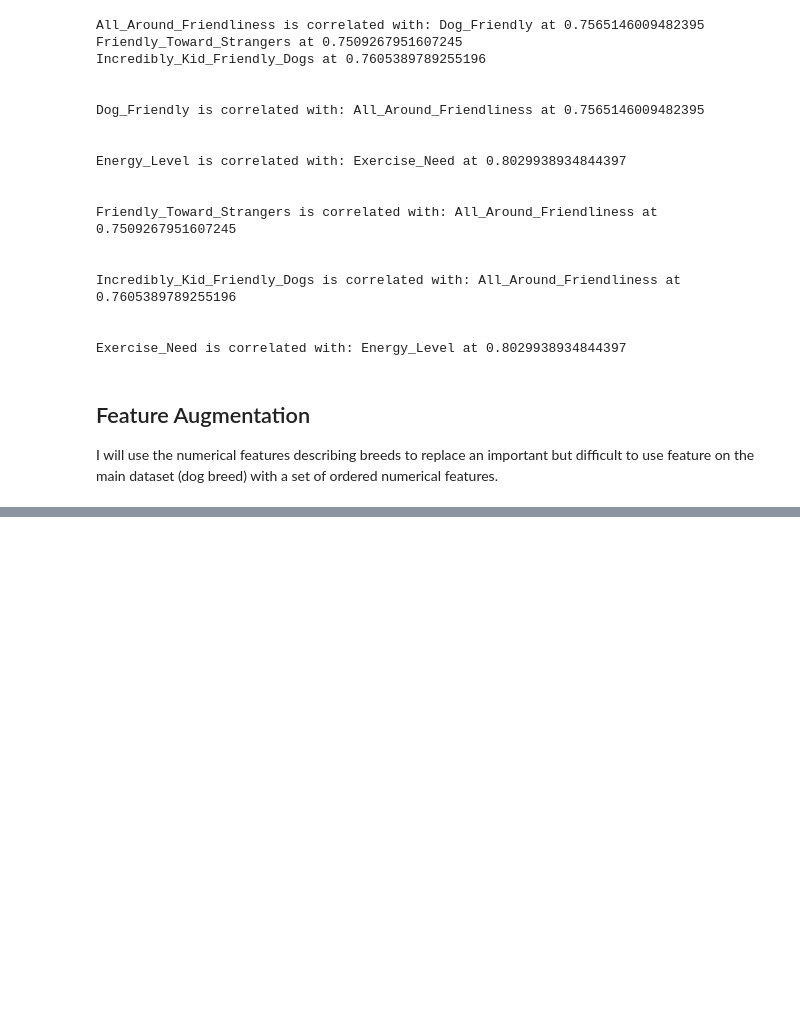
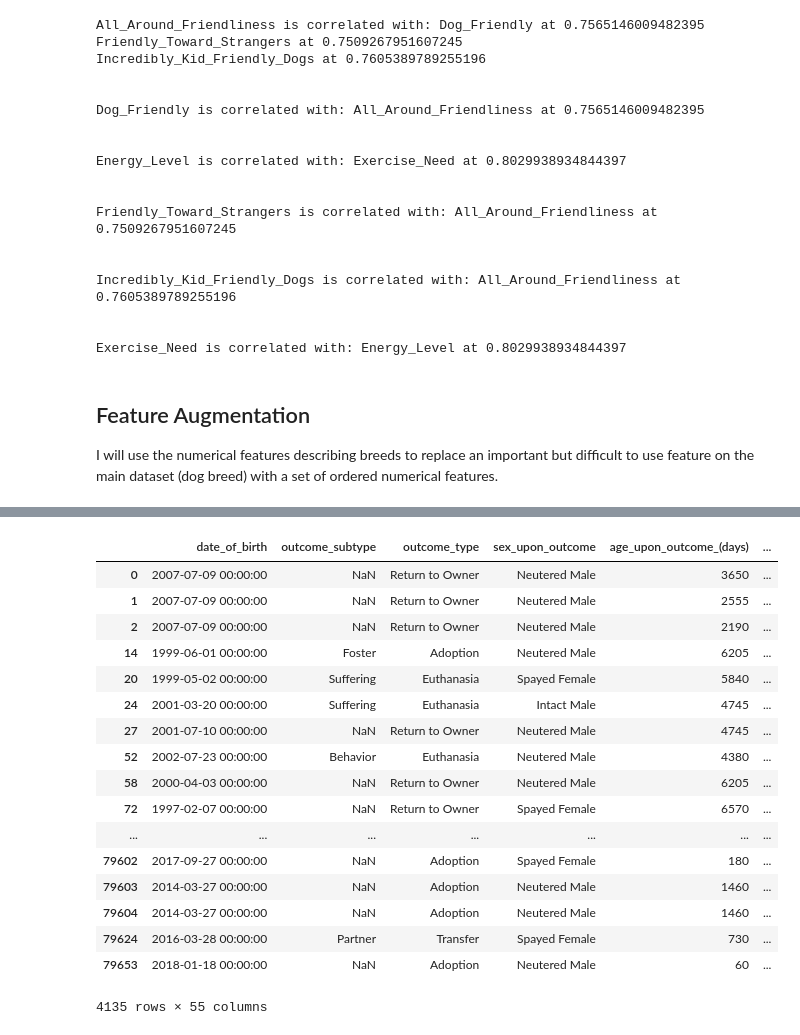
Before and after one commit to chrisoyer/supervised_learning_capstone, a Jupyter notebook: dog_adoption_SL_capstone.ipynb, the cells around one changed output, grey strips where cells are left out. Cells and saved outputs as stored; diff of their text form; code cells hidden in the pictures; blank space fills up the shorter version.

```diff
--- a/dog_adoption_SL_capstone.ipynb
+++ b/dog_adoption_SL_capstone.ipynb
@@ -239,0 +325,7 @@ I will use the numerical features describing breeds to replace an important but
+# %%
+# get breed names x & y for x y mix
+shelter_inout_df[["breed", "breed2"]] = shelter_inout_df.breed.str.split(pat="/", expand=True, n=1)
+# %%
+# run again after replacing names
+shelter_inout_df.breed = shelter_inout_df.breed.str.strip()
+shelter_inout_df.breed2 = shelter_inout_df.breed2.str.strip()
@@ -239,0 +335,9 @@ I will use the numerical features describing breeds to replace an important but
+# %%
+#lets find which breed names exist in shelter info but not breed info df, and add add fixes to the feature above
+dog_descr_df.index.names = ['breed']
+shelter_dog_list_df = pd.DataFrame(pd.concat([shelter_inout_df.breed, shelter_inout_df.breed2], axis=0) \
+                                   ).rename(columns={0:"breed"})
+shelter_only_breeds_df = pd.merge(left=shelter_dog_list_df, right=dog_descr_df, left_on='breed', right_on="breed", indicator=True,
+                                  how='outer')
+shelter_only_breeds_df = shelter_only_breeds_df[shelter_only_breeds_df._merge == 'left_only']
+shelter_only_breeds_df["breed"].value_counts().sort_values(ascending=False)
@@ -239,0 +362,25 @@ I will use the numerical features describing breeds to replace an important but
+# %%
+pd.set_option('display.max_columns', 500)
+# %%
+#merge dataframes on cleaned breed colombs
+shelter_inout_wbreeds_df = pd.merge(left=shelter_inout_df, right=dog_descr_df, left_on="breed", right_index=True, how='left')
+shelter_inout_wbreeds_df[shelter_inout_wbreeds_df.Prey_Drive.isna()]
+# %% [output]
+|  | date_of_birth | outcome_subtype | outcome_type | sex_upon_outcome | age_upon_outcome_(days) | ... |
+| 0 | 2007-07-09 00:00:00 | NaN | Return to Owner | Neutered Male | 3650 | ... |
+| 1 | 2007-07-09 00:00:00 | NaN | Return to Owner | Neutered Male | 2555 | ... |
+| 2 | 2007-07-09 00:00:00 | NaN | Return to Owner | Neutered Male | 2190 | ... |
+| 14 | 1999-06-01 00:00:00 | Foster | Adoption | Neutered Male | 6205 | ... |
+| 20 | 1999-05-02 00:00:00 | Suffering | Euthanasia | Spayed Female | 5840 | ... |
+| 24 | 2001-03-20 00:00:00 | Suffering | Euthanasia | Intact Male | 4745 | ... |
+| 27 | 2001-07-10 00:00:00 | NaN | Return to Owner | Neutered Male | 4745 | ... |
+| 52 | 2002-07-23 00:00:00 | Behavior | Euthanasia | Neutered Male | 4380 | ... |
+| 58 | 2000-04-03 00:00:00 | NaN | Return to Owner | Neutered Male | 6205 | ... |
+| 72 | 1997-02-07 00:00:00 | NaN | Return to Owner | Spayed Female | 6570 | ... |
+| ... | ... | ... | ... | ... | ... | ... |
+| 79602 | 2017-09-27 00:00:00 | NaN | Adoption | Spayed Female | 180 | ... |
+| 79603 | 2014-03-27 00:00:00 | NaN | Adoption | Neutered Male | 1460 | ... |
+| 79604 | 2014-03-27 00:00:00 | NaN | Adoption | Neutered Male | 1460 | ... |
+| 79624 | 2016-03-28 00:00:00 | Partner | Transfer | Spayed Female | 730 | ... |
+| 79653 | 2018-01-18 00:00:00 | NaN | Adoption | Neutered Male | 60 | ... |
+4135 rows × 55 columns
```
Also changed, not shown: parts of 14 cells of this notebook.
